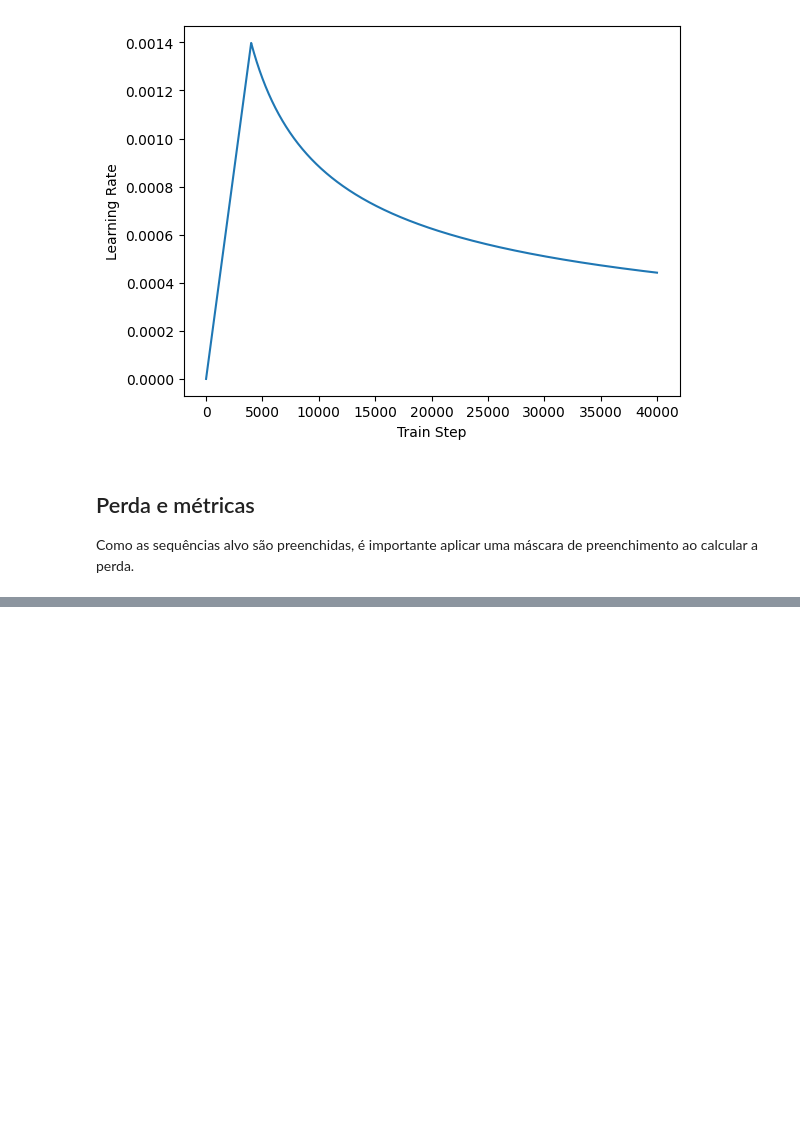
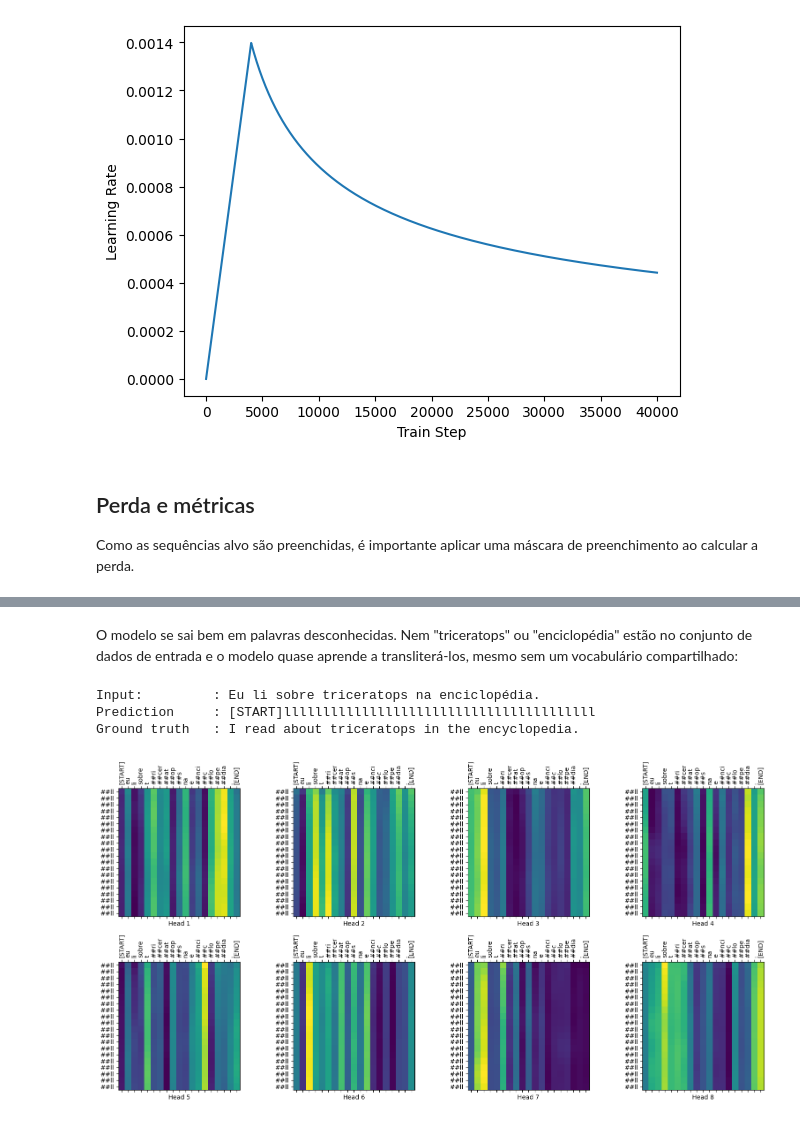
Before and after one commit to GuilhermeJMoura/ponderada-transformer, a Jupyter notebook: ponderada_transformer.ipynb, the cells around one changed output, grey strips where cells are left out. Cells and saved outputs as stored; diff of their text form; code cells hidden in the pictures; blank space fills up the shorter version.

```diff
--- a/ponderada_transformer.ipynb
+++ b/ponderada_transformer.ipynb
@@ -835,0 +1040,5 @@ train_accuracy = tf.keras.metrics.Mean(name='train_accuracy')
+# %%
+def print_translation(sentence, tokens, ground_truth):
+  print(f'{"Input:":15s}: {sentence}')
+  print(f'{"Prediction":15s}: {tokens.numpy().decode("utf-8")}')
+  print(f'{"Ground truth":15s}: {ground_truth}')
@@ -835,0 +1162,17 @@ train_accuracy = tf.keras.metrics.Mean(name='train_accuracy')
+# %% [markdown]
+O modelo se sai bem em palavras desconhecidas. Nem "triceratops" ou "enciclopédia" estão no conjunto de dados de entrada e o modelo quase aprende a transliterá-los, mesmo sem um vocabulário compartilhado:
+# %%
+sentence = "Eu li sobre triceratops na enciclopédia."
+ground_truth = "I read about triceratops in the encyclopedia."
+
+translated_text, translated_tokens, attention_weights = translator(
+    tf.constant(sentence))
+print_translation(sentence, translated_text, ground_truth)
+
+plot_attention_weights(sentence, translated_tokens,
+                       attention_weights['decoder_layer4_block2'][0])
+# %% [output]
+Input:         : Eu li sobre triceratops na enciclopédia.
+Prediction     : [START]llllllllllllllllllllllllllllllllllllllll
+Ground truth   : I read about triceratops in the encyclopedia.
+[figure, added]
```
Also changed, not shown: parts of 26 cells of this notebook.
